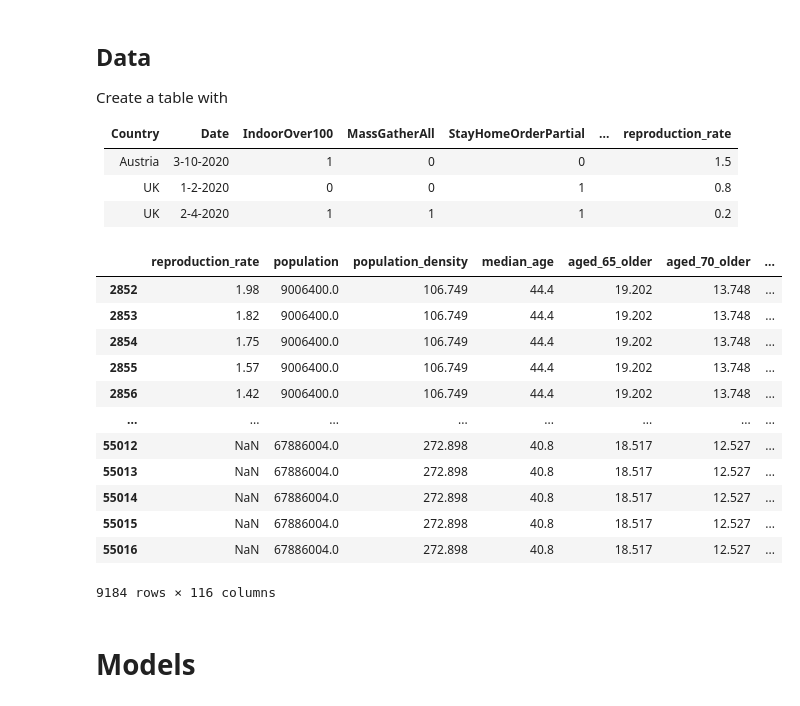
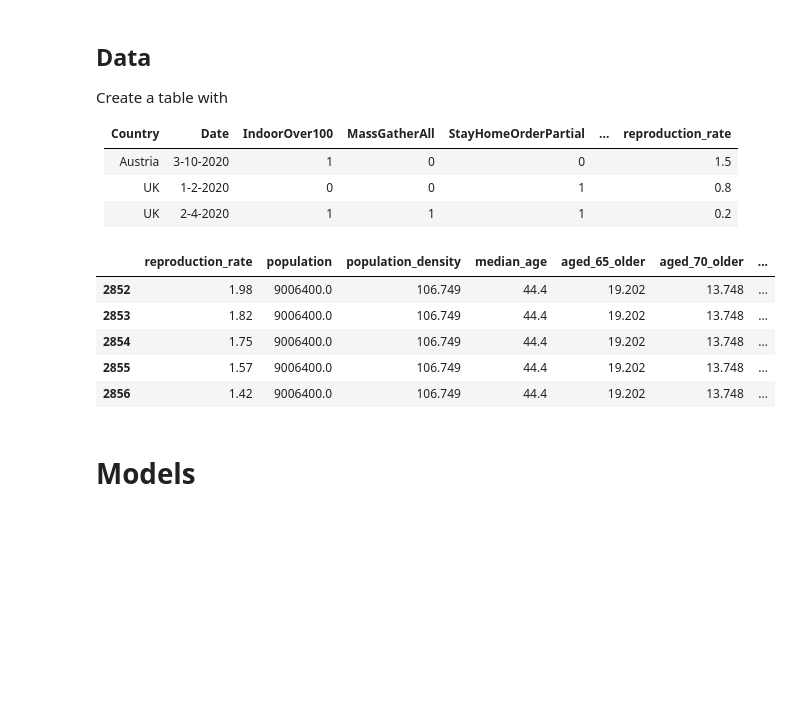
Before and after one commit to evilpegasus/datathon-spring-2021, a Jupyter notebook: model_reproduction_rate.ipynb, the cells around one changed output. Cells and saved outputs as stored; diff of their text form; code cells hidden in the pictures; blank space fills up the shorter version.

```diff
--- a/model_reproduction_rate.ipynb
+++ b/model_reproduction_rate.ipynb
@@ -7,7 +7,7 @@ import matplotlib.pyplot as plt
 import datetime as dt
 
 # see all columns at once with scrolling
-pd.set_option('display.max_columns', None, 'display.max_rows', 100)
+pd.set_option('display.max_columns', 200, 'display.max_rows', 100)
 # %% [markdown]
 ## Data
 Create a table with
@@ -64,33 +64,26 @@ for _, row in eu_response.iterrows():
 # %%
 # time from 2020-3-24
 df = df[pd.to_datetime(df.date) >= pd.to_datetime('2020-03-24')]
 df['t'] = pd.to_numeric((pd.to_datetime(df.date)-pd.to_datetime('2020-03-24')).dt.days, downcast='float')
 df['t2'] = df['t']**2
 df['t3'] = df['t']**3
 df['t4'] = df['t']**4
 df['t5'] = df['t']**5
 
 # onehot encode country data
 df = pd.concat([df,pd.get_dummies(df.location)],axis=1)
 
 # drop old non-numerical location and date
 df = df.drop(['location','date'],axis=1)
+df = df.dropna()
+df.head()
+# %% [output]
+|  | reproduction_rate | population | population_density | median_age | aged_65_older | aged_70_older | ... |
+| 2852 | 1.98 | 9006400.0 | 106.749 | 44.4 | 19.202 | 13.748 | ... |
+| 2853 | 1.82 | 9006400.0 | 106.749 | 44.4 | 19.202 | 13.748 | ... |
+| 2854 | 1.75 | 9006400.0 | 106.749 | 44.4 | 19.202 | 13.748 | ... |
+| 2855 | 1.57 | 9006400.0 | 106.749 | 44.4 | 19.202 | 13.748 | ... |
+| 2856 | 1.42 | 9006400.0 | 106.749 | 44.4 | 19.202 | 13.748 | ... |
-# %%
-df
-# %% [output]
-|  | reproduction_rate | population | population_density | median_age | aged_65_older | aged_70_older | ... |
-| 2852 | 1.98 | 9006400.0 | 106.749 | 44.4 | 19.202 | 13.748 | ... |
-| 2853 | 1.82 | 9006400.0 | 106.749 | 44.4 | 19.202 | 13.748 | ... |
-| 2854 | 1.75 | 9006400.0 | 106.749 | 44.4 | 19.202 | 13.748 | ... |
-| 2855 | 1.57 | 9006400.0 | 106.749 | 44.4 | 19.202 | 13.748 | ... |
-| 2856 | 1.42 | 9006400.0 | 106.749 | 44.4 | 19.202 | 13.748 | ... |
-| ... | ... | ... | ... | ... | ... | ... | ... |
-| 55012 | NaN | 67886004.0 | 272.898 | 40.8 | 18.517 | 12.527 | ... |
-| 55013 | NaN | 67886004.0 | 272.898 | 40.8 | 18.517 | 12.527 | ... |
-| 55014 | NaN | 67886004.0 | 272.898 | 40.8 | 18.517 | 12.527 | ... |
-| 55015 | NaN | 67886004.0 | 272.898 | 40.8 | 18.517 | 12.527 | ... |
-| 55016 | NaN | 67886004.0 | 272.898 | 40.8 | 18.517 | 12.527 | ... |
-9184 rows × 116 columns
 # %% [markdown]
 # Models
 # %%
```
Also changed, not shown: parts of 11 cells of this notebook.
